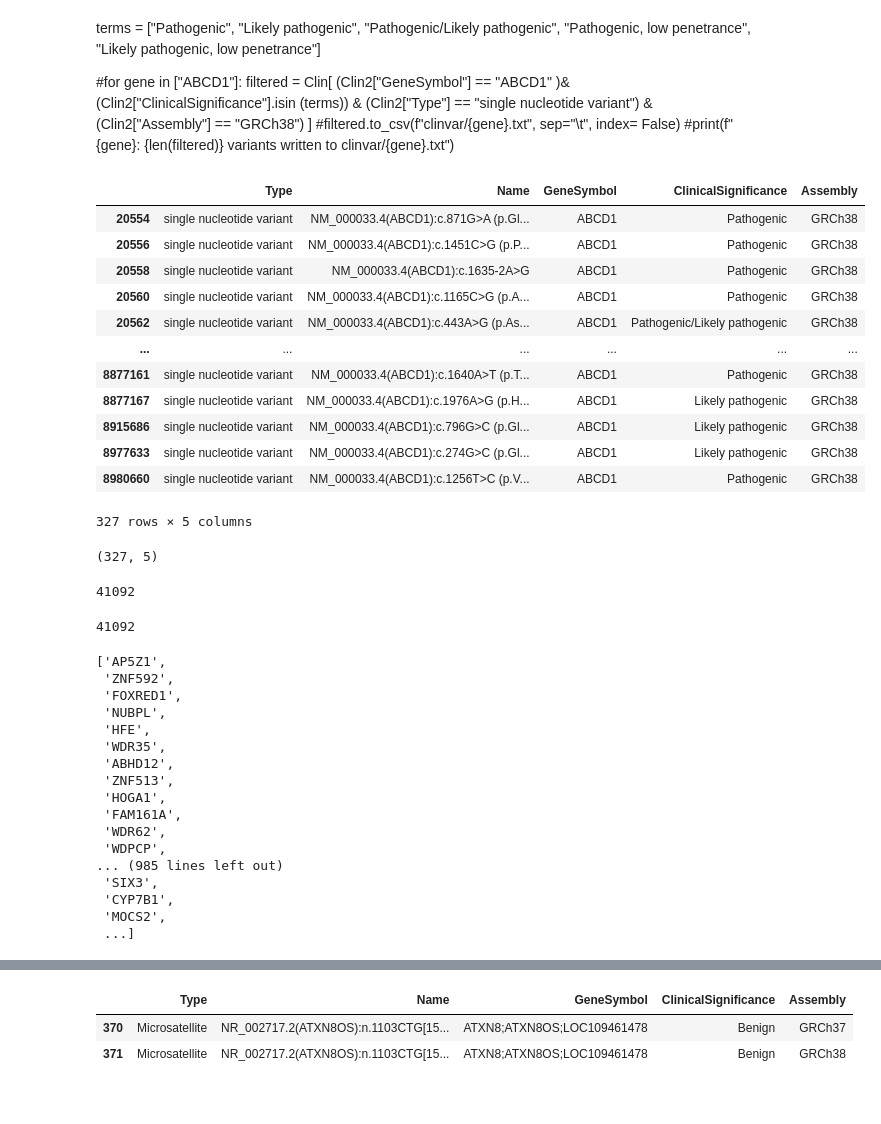
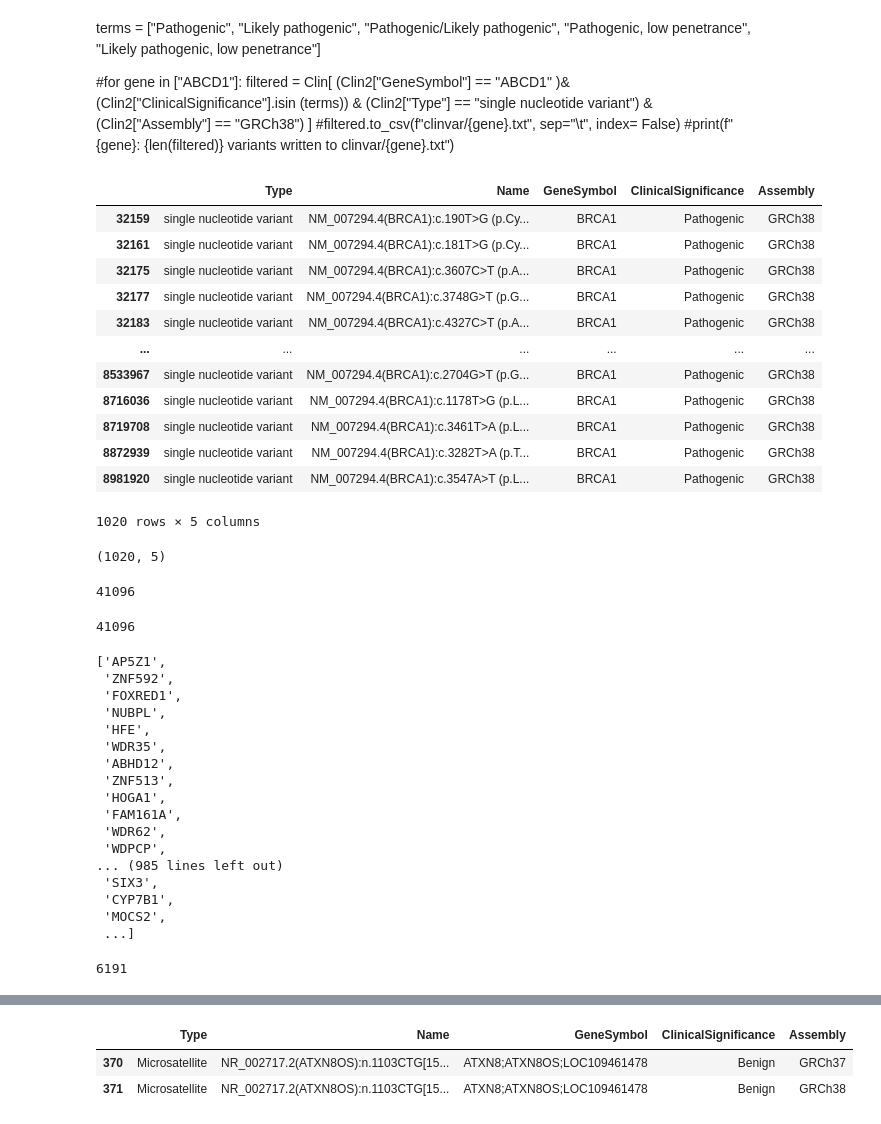
Before and after one commit to rbazev/kondrashov, a Jupyter notebook: Tutorial_Pandas.ipynb, the cells around one changed output, grey strips where cells are left out. Cells and saved outputs as stored; diff of their text form; code cells hidden in the pictures.

```diff
--- a/Tutorial_Pandas.ipynb
+++ b/Tutorial_Pandas.ipynb
@@ -148,7 +148,9 @@ import matplotlib.pylab as plt
 import seaborn as sns
 plt.style.use('ggplot')
 # %%
-Clinvar_main= pd.read_csv("/Users/adesinamary/Documents/Variant_summary_genes/variant_summary.txt", sep="\t")
+#Clinvar_main= pd.read_csv("/Users/adesinamary/Documents/Variant_summary_genes/variant_summary.txt", sep="\t")
+
+Clinvar_main= pd.read_csv("/Users/adesi/Downloads/variant_summary.txt/variant_summary.txt", sep="\t")
 # %%
 pd.set_option('display.max_columns', 50)
 Clinvar_main.head(5)
@@ -243,34 +245,34 @@ terms = ["Pathogenic", "Likely pathogenic", "Pathogenic/Likely pathogenic", "Pat
 # %%
 terms = ["Pathogenic", "Likely pathogenic", "Pathogenic/Likely pathogenic", "Pathogenic, low penetrance", "Likely pathogenic, low penetrance"]
 
 #for gene in ["ABCD1"]:
-variant_summary_filtered_ABCD1 = Clin1[
-    (Clin1["GeneSymbol"] == "ABCD1" )&
+variant_summary_filtered_BRCA1 = Clin1[
+    (Clin1["GeneSymbol"] == "BRCA1" )&
     (Clin1["ClinicalSignificance"].isin (terms)) &
     (Clin1["Type"] == "single nucleotide variant")&
     (Clin1["Assembly"] == "GRCh38")
     ]
 #variant_summary_filtered_ABCD1.to_csv("/Users/adesinamary/Documents/Variant_summary_genes/variant_summary_filtered_ABCD1.csv", index=False)
 
-variant_summary_filtered_ABCD1
+variant_summary_filtered_BRCA1
 # %% [output]
 |  | Type | Name | GeneSymbol | ClinicalSignificance | Assembly |
-| 20554 | single nucleotide variant | NM_000033.4(ABCD1):c.871G>A (p.Gl... | ABCD1 | Pathogenic | GRCh38 |
-| 20556 | single nucleotide variant | NM_000033.4(ABCD1):c.1451C>G (p.P... | ABCD1 | Pathogenic | GRCh38 |
-| 20558 | single nucleotide variant | NM_000033.4(ABCD1):c.1635-2A>G | ABCD1 | Pathogenic | GRCh38 |
-| 20560 | single nucleotide variant | NM_000033.4(ABCD1):c.1165C>G (p.A... | ABCD1 | Pathogenic | GRCh38 |
-| 20562 | single nucleotide variant | NM_000033.4(ABCD1):c.443A>G (p.As... | ABCD1 | Pathogenic/Likely pathogenic | GRCh38 |
+| 32159 | single nucleotide variant | NM_007294.4(BRCA1):c.190T>G (p.Cy... | BRCA1 | Pathogenic | GRCh38 |
+| 32161 | single nucleotide variant | NM_007294.4(BRCA1):c.181T>G (p.Cy... | BRCA1 | Pathogenic | GRCh38 |
+| 32175 | single nucleotide variant | NM_007294.4(BRCA1):c.3607C>T (p.A... | BRCA1 | Pathogenic | GRCh38 |
+| 32177 | single nucleotide variant | NM_007294.4(BRCA1):c.3748G>T (p.G... | BRCA1 | Pathogenic | GRCh38 |
+| 32183 | single nucleotide variant | NM_007294.4(BRCA1):c.4327C>T (p.A... | BRCA1 | Pathogenic | GRCh38 |
 | ... | ... | ... | ... | ... | ... |
-| 8877161 | single nucleotide variant | NM_000033.4(ABCD1):c.1640A>T (p.T... | ABCD1 | Pathogenic | GRCh38 |
-| 8877167 | single nucleotide variant | NM_000033.4(ABCD1):c.1976A>G (p.H... | ABCD1 | Likely pathogenic | GRCh38 |
-| 8915686 | single nucleotide variant | NM_000033.4(ABCD1):c.796G>C (p.Gl... | ABCD1 | Likely pathogenic | GRCh38 |
-| 8977633 | single nucleotide variant | NM_000033.4(ABCD1):c.274G>C (p.Gl... | ABCD1 | Likely pathogenic | GRCh38 |
-| 8980660 | single nucleotide variant | NM_000033.4(ABCD1):c.1256T>C (p.V... | ABCD1 | Pathogenic | GRCh38 |
+| 8533967 | single nucleotide variant | NM_007294.4(BRCA1):c.2704G>T (p.G... | BRCA1 | Pathogenic | GRCh38 |
+| 8716036 | single nucleotide variant | NM_007294.4(BRCA1):c.1178T>G (p.L... | BRCA1 | Pathogenic | GRCh38 |
+| 8719708 | single nucleotide variant | NM_007294.4(BRCA1):c.3461T>A (p.L... | BRCA1 | Pathogenic | GRCh38 |
+| 8872939 | single nucleotide variant | NM_007294.4(BRCA1):c.3282T>A (p.T... | BRCA1 | Pathogenic | GRCh38 |
+| 8981920 | single nucleotide variant | NM_007294.4(BRCA1):c.3547A>T (p.L... | BRCA1 | Pathogenic | GRCh38 |
-327 rows × 5 columns
+1020 rows × 5 columns
 # %%
-variant_summary_filtered_ABCD1.shape
+variant_summary_filtered_BRCA1.shape
 # %% [output]
-(327, 5)
+(1020, 5)
 # %%
 #Clin1.GeneSymbol
 #Clin1.GeneSymbol.values
@@ -278,13 +280,13 @@ Clin1["GeneSymbol"]
 list(Clin1["GeneSymbol"])
 Clin1.GeneSymbol.nunique()
 # %% [output]
-41092
+41096
 # %%
 yy= Clin1.GeneSymbol.unique().tolist()
 print(len(yy))
 yy
 # %% [output]
-41092
+41096
 ['AP5Z1',
  'ZNF592',
  'FOXRED1',
@@ -302,3 +304,10 @@ yy
  'CYP7B1',
  'MOCS2',
  ...]
+# %%
+# Let's find the position of a gene in the list yyx
+yyx= sorted(yy)
+if 'CCDC88C' in yyx:
+    print(yyx.index('CCDC88C')+1)
+# %% [output]
+6191
```
Also changed, not shown: parts of 4 cells of this notebook, 2 other files.
